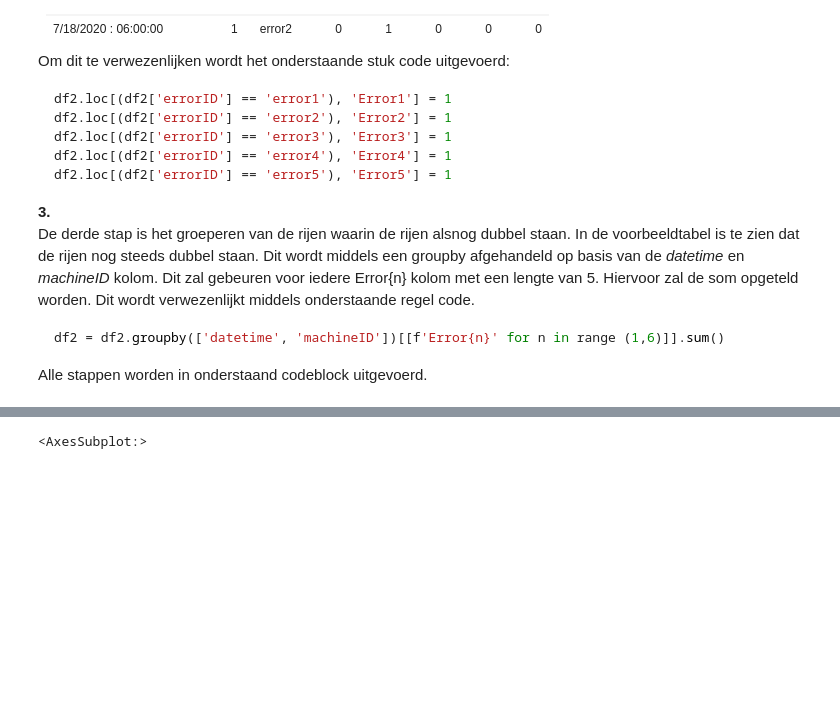
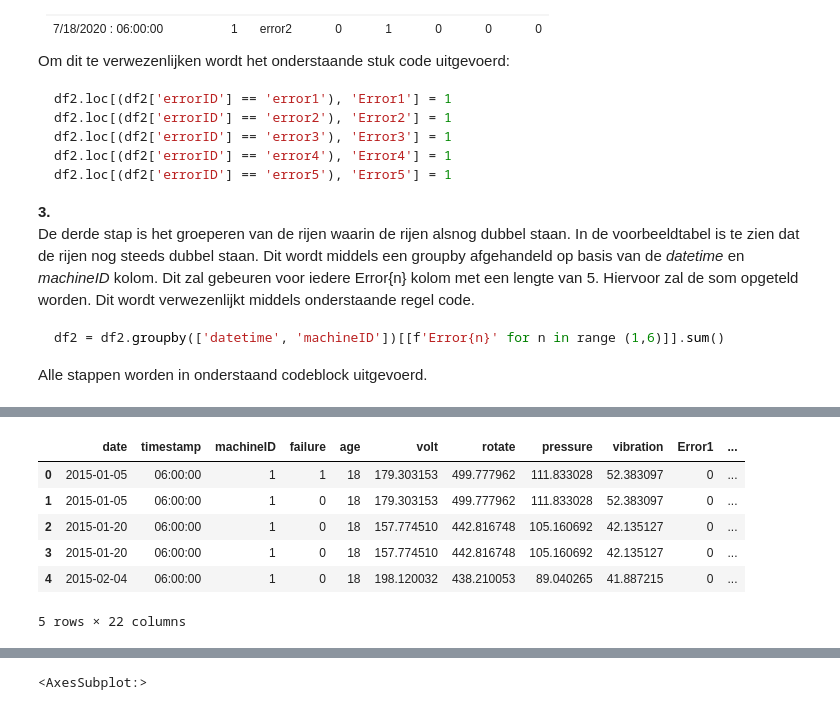
Before and after one commit to Intux404/Predictive_Maintenance, a Jupyter notebook: Predictive_Maintenance_nieuw.ipynb, the cells around one changed output, grey strips where cells are left out. Drawn from its saved outputs; the diff is of its cells as text; code cells hidden in the pictures; blank space fills up the shorter version.

```diff
--- a/Predictive_Maintenance_nieuw.ipynb
+++ b/Predictive_Maintenance_nieuw.ipynb
@@ -473,0 +510,25 @@ df.tail()
+# %%
+## --------one-hot-encoding dfSmall--------------------
+##One-hot-encoding voor comp en model
+##If-statement voor het voorkomen van errors bij meerdere keren uitvoeren
+if 'comp' and 'model' in dfSmall:
+    ##Het aanmaken van dummies voor one hot encoding voor dfSmall
+    dfSmall_encoded = pd.get_dummies(dfSmall, columns=['comp', 'model'])
+    ##Het hernoemen van de kolommen
+    dfSmall_encoded.rename(columns={
+                            'comp_comp1': 'comp_1', 'comp_comp2': 'comp_2', 'comp_comp3': 'comp_3', 'comp_comp4': 'comp_4',
+                            'model_model1': 'model_1', 'model_model2': 'model_2', 'model_model3': 'model_3', 'model_model4': 'model_4'},
+                            inplace=True)
+##Else-statement als de code als een eerder is uitgevoerd
+else:
+    dfSmall_encoded = dfSmall
+
+dfSmall_encoded.head()
+# %% [output]
+|  | date | timestamp | machineID | failure | age | volt | rotate | pressure | vibration | Error1 | ... |
+| 0 | 2015-01-05 | 06:00:00 | 1 | 1 | 18 | 179.303153 | 499.777962 | 111.833028 | 52.383097 | 0 | ... |
+| 1 | 2015-01-05 | 06:00:00 | 1 | 0 | 18 | 179.303153 | 499.777962 | 111.833028 | 52.383097 | 0 | ... |
+| 2 | 2015-01-20 | 06:00:00 | 1 | 0 | 18 | 157.774510 | 442.816748 | 105.160692 | 42.135127 | 0 | ... |
+| 3 | 2015-01-20 | 06:00:00 | 1 | 0 | 18 | 157.774510 | 442.816748 | 105.160692 | 42.135127 | 0 | ... |
+| 4 | 2015-02-04 | 06:00:00 | 1 | 0 | 18 | 198.120032 | 438.210053 | 89.040265 | 41.887215 | 0 | ... |
+5 rows × 22 columns
```
Also changed, not shown: parts of 39 cells of this notebook.
